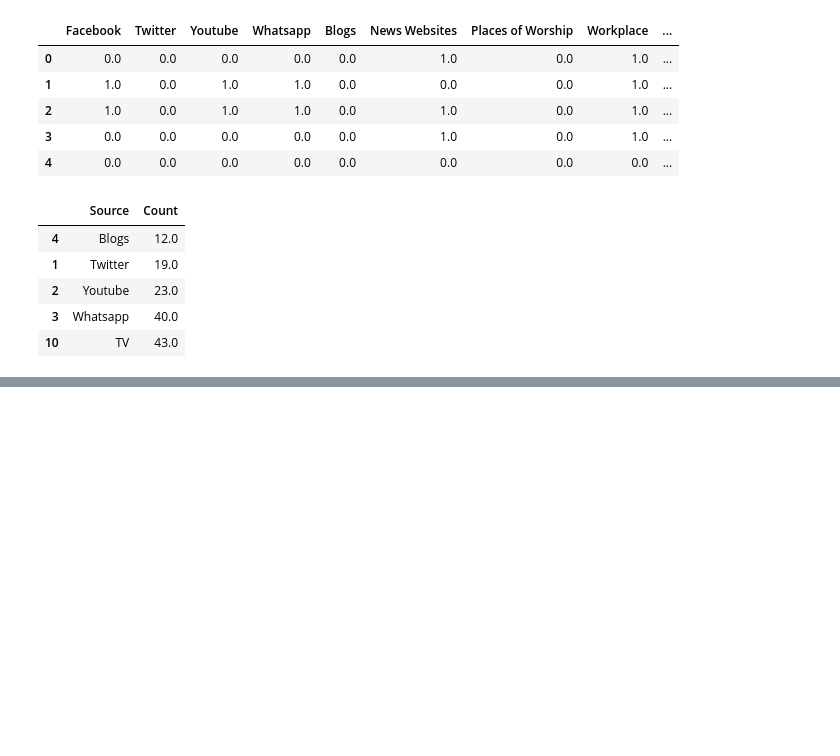
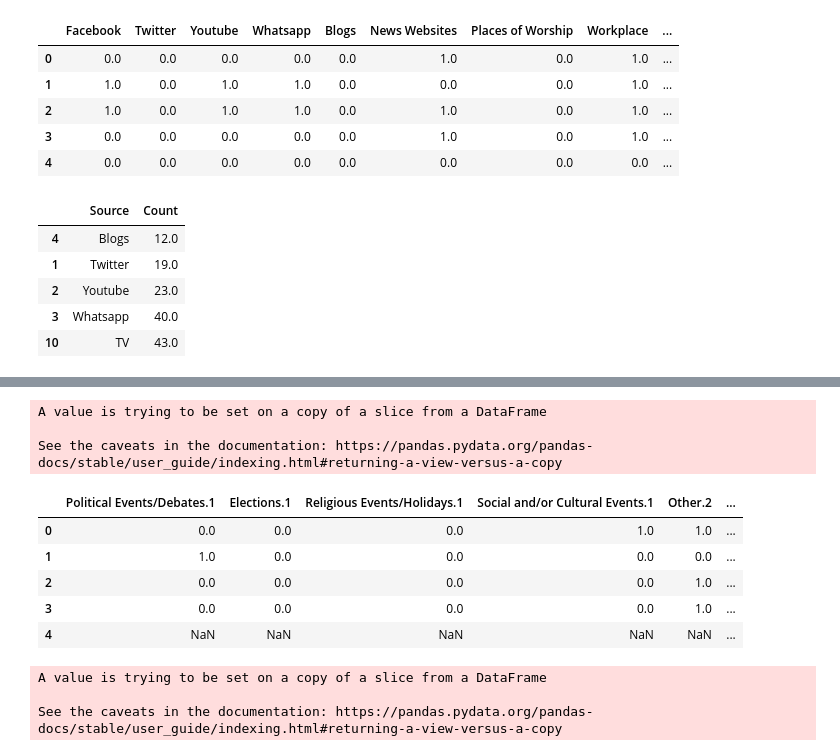
Before and after one commit to ishaterdal/PeaceTech-Lab-CAR-Lexicon, a Jupyter notebook: Ethiopia_Lexicon.ipynb, the cells around one changed output, grey strips where cells are left out. Drawn from its saved outputs; the diff is of its cells as text; code cells hidden in the pictures; blank space fills up the shorter version.

```diff
--- a/Ethiopia_Lexicon.ipynb
+++ b/Ethiopia_Lexicon.ipynb
@@ -337,8 +362,8 @@ fig3.show()
 # %% [output]
 [interactive output not drawn]
 # %%
-ss3 = pd.read_csv('SS2.csv')
-ss3.head()
+ss2 = pd.read_csv('SS2.csv')
+ss2.head()
 # %% [output]
 |  | Section_3_Les_lieux_o_se_pro | Facebook | Youtube | Twitter | Whatsapp | Blogs | News Websites | Places of Worship | ... |
 | 0 | sites_d_infos_ou_de_journaux__p_e... | 0.0 | 0.0 | 0.0 | 0.0 | 0.0 | 1.0 | 0.0 | ... |
@@ -347,8 +372,8 @@ ss3.head()
 | 3 | sites_d_infos_ou_de_journaux__p_e... | 0.0 | 0.0 | 0.0 | 0.0 | 0.0 | 1.0 | 0.0 | ... |
 | 4 | autre | 0.0 | 0.0 | 0.0 | 0.0 | 0.0 | 0.0 | 0.0 | ... |
 # %%
-ss3.drop(ss3.columns[0], axis=1, inplace=True)
-ss3.head()
+ss2.drop(ss2.columns[0], axis=1, inplace=True)
+ss2.head()
 # %% [output]
 |  | Facebook | Youtube | Twitter | Whatsapp | Blogs | News Websites | Places of Worship | Workplace | ... |
 | 0 | 0.0 | 0.0 | 0.0 | 0.0 | 0.0 | 1.0 | 0.0 | 1.0 | ... |
@@ -392,0 +438,28 @@ fig5.show()
+# %%
+g1 = ss2[['Political Events/Debates','Elections','Religious Events/Holidays','Social and/or Cultural Events','Other.1','What_other_events_tr_this_word_or_phrase']]
+g2 = ss2[['Political Events/Debates.1','Elections.1','Religious Events/Holidays.1','Social and/or Cultural Events.1','Other.2','What_other_events_tr_this_word_or_phrase_001']]
+g3 = ss2[['Political Events/Debates.2','Elections.2','Religious Events/Holidays.2','Social and/or Cultural Events.2','Other.3','What_other_events_tr_this_word_or_phrase_002']]
+# %%
+g1.rename(columns={'Other.1':'Other','What_other_events_tr_this_word_or_phrase':'Other_Triggers'}, inplace=True)
+g2.rename(columns={'What_other_events_tr_this_word_or_phrase_001':'Other_Triggers'}, inplace=True)
+g3.rename(columns={'What_other_events_tr_this_word_or_phrase_002':'Other_Triggers'}, inplace=True)
+# %% [output]
+A value is trying to be set on a copy of a slice from a DataFrame
+
+See the caveats in the documentation: https://pandas.pydata.org/pandas-docs/stable/user_guide/indexing.html#returning-a-view-versus-a-copy
+# %%
+g2.head()
+# %% [output]
+|  | Political Events/Debates.1 | Elections.1 | Religious Events/Holidays.1 | Social and/or Cultural Events.1 | Other.2 | ... |
+| 0 | 0.0 | 0.0 | 0.0 | 1.0 | 1.0 | ... |
+| 1 | 1.0 | 0.0 | 0.0 | 0.0 | 0.0 | ... |
+| 2 | 0.0 | 0.0 | 0.0 | 0.0 | 1.0 | ... |
+| 3 | 0.0 | 0.0 | 0.0 | 0.0 | 1.0 | ... |
+| 4 | NaN | NaN | NaN | NaN | NaN | ... |
+# %%
+g2.rename(columns={'Political Events/Debates.1':'Political Events/Debates','Elections.1':'Elections','Religious Events/Holidays.1':'Religious Events/Holidays','Social and/or Cultural Events.1':'Social and/or Cultural Events','Other.2':'Other'}, inplace=True)
+g3.rename(columns={'Political Events/Debates.2':'Political Events/Debates','Elections.2':'Elections','Religious Events/Holidays.2':'Religious Events/Holidays','Social and/or Cultural Events.2':'Social and/or Cultural Events','Other.3':'Other'}, inplace=True)
+# %% [output]
+A value is trying to be set on a copy of a slice from a DataFrame
+
+See the caveats in the documentation: https://pandas.pydata.org/pandas-docs/stable/user_guide/indexing.html#returning-a-view-versus-a-copy
```
Also changed, not shown: parts of 29 cells of this notebook.
